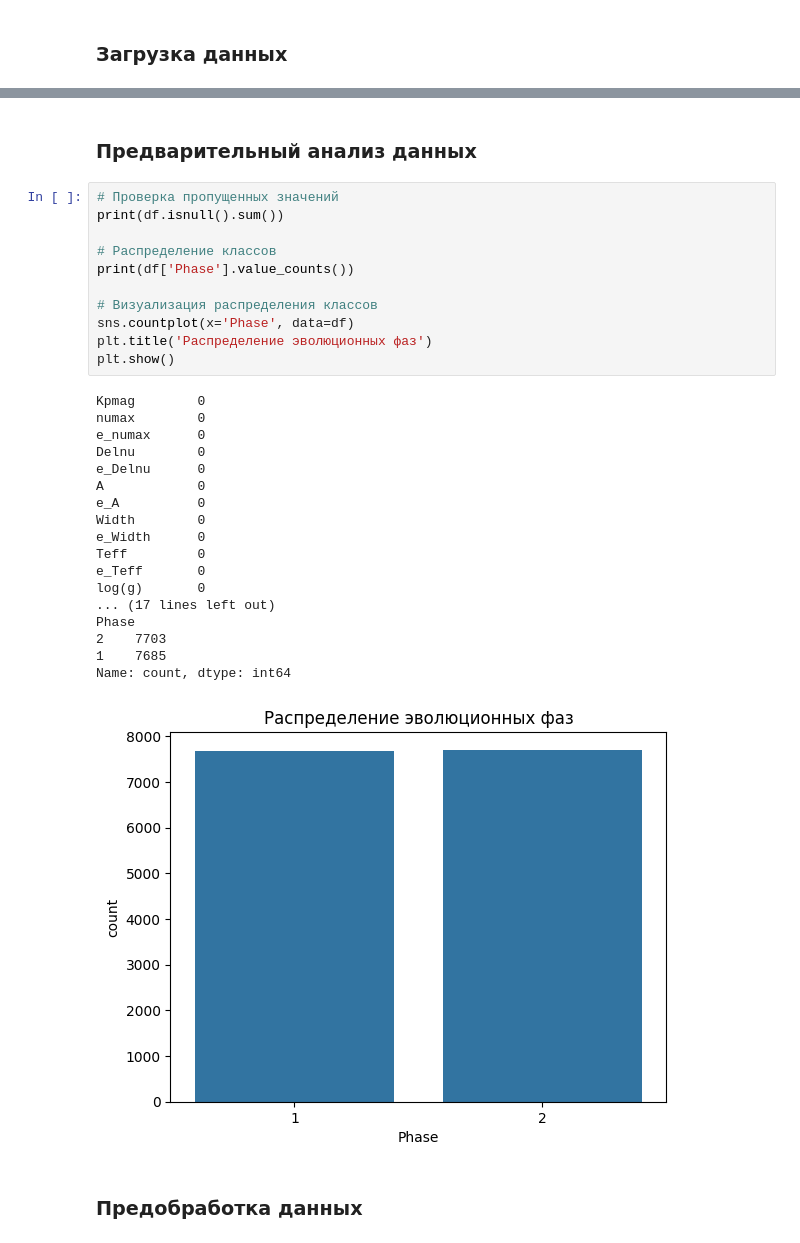
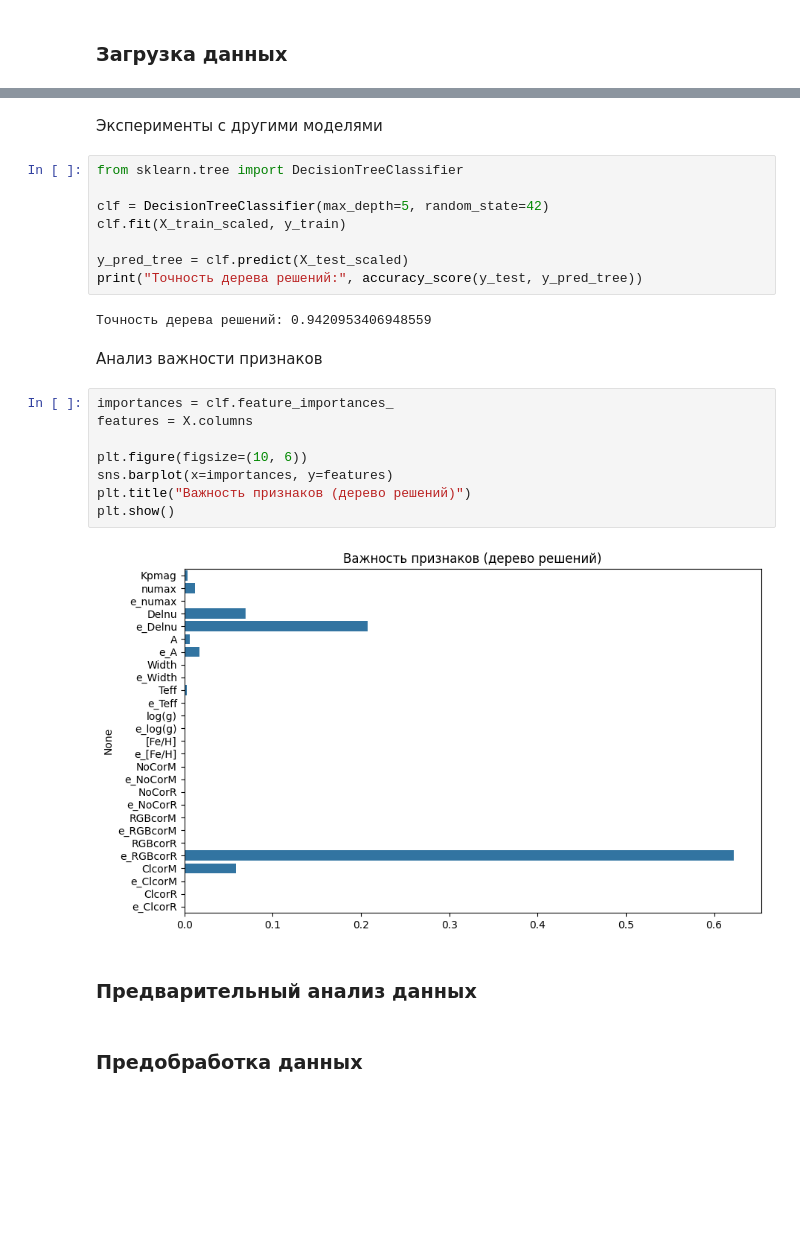
Before and after one commit to ALTaww/Machine_Learning, a Jupyter notebook: classification(2)/index.ipynb, the cells around one changed output, grey strips where cells are left out. Cells and saved outputs as stored; diff of their text form; blank space fills up the shorter version.

```diff
--- a/classification(2)/index.ipynb
+++ b/classification(2)/index.ipynb
@@ -40,35 +200,29 @@ None
+# %% [markdown]
+Эксперименты с другими моделями
+# %%
+from sklearn.tree import DecisionTreeClassifier
+
+clf = DecisionTreeClassifier(max_depth=5, random_state=42)
+clf.fit(X_train_scaled, y_train)
+
+y_pred_tree = clf.predict(X_test_scaled)
+print("Точность дерева решений:", accuracy_score(y_test, y_pred_tree))
+# %% [output]
+Точность дерева решений: 0.9420953406948559
+# %% [markdown]
+Анализ важности признаков
+# %%
+importances = clf.feature_importances_
+features = X.columns
+
+plt.figure(figsize=(10, 6))
+sns.barplot(x=importances, y=features)
+plt.title("Важность признаков (дерево решений)")
+plt.show()
+# %% [output]
+[figure, added]
 # %% [markdown]
 ### Предварительный анализ данных
-# %%
-# Проверка пропущенных значений
-print(df.isnull().sum())
-
-# Распределение классов
-print(df['Phase'].value_counts())
-
-# Визуализация распределения классов
-sns.countplot(x='Phase', data=df)
-plt.title('Распределение эволюционных фаз')
-plt.show()
-# %% [output]
-Kpmag        0
-numax        0
-e_numax      0
-Delnu        0
-e_Delnu      0
-A            0
-e_A          0
-Width        0
-e_Width      0
-Teff         0
-e_Teff       0
-log(g)       0
-... (17 lines left out)
-Phase
-2    7703
-1    7685
-Name: count, dtype: int64
-[figure, removed]
 # %% [markdown]
 ### Предобработка данных
 # %%
```
Also changed, not shown: parts of 18 cells of this notebook, 6 other files.
